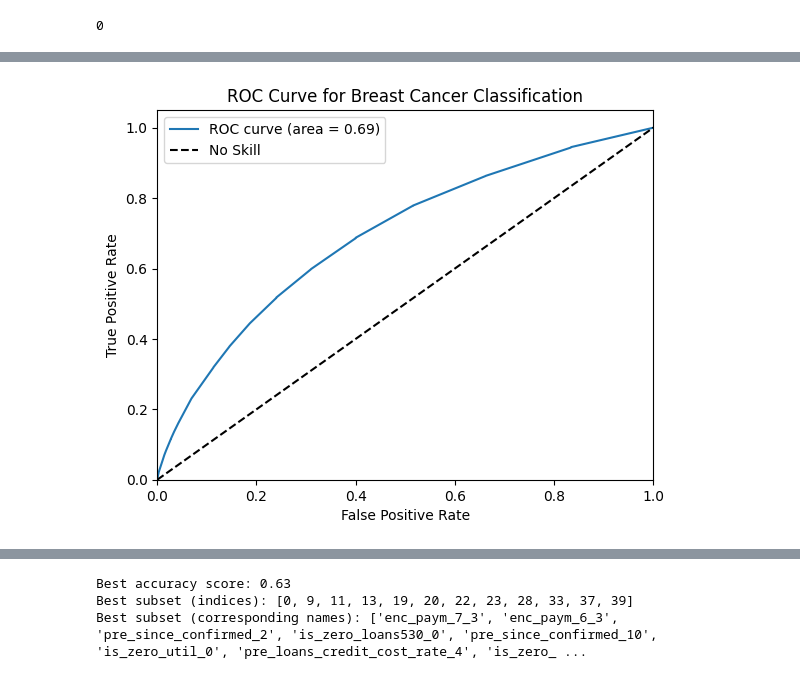
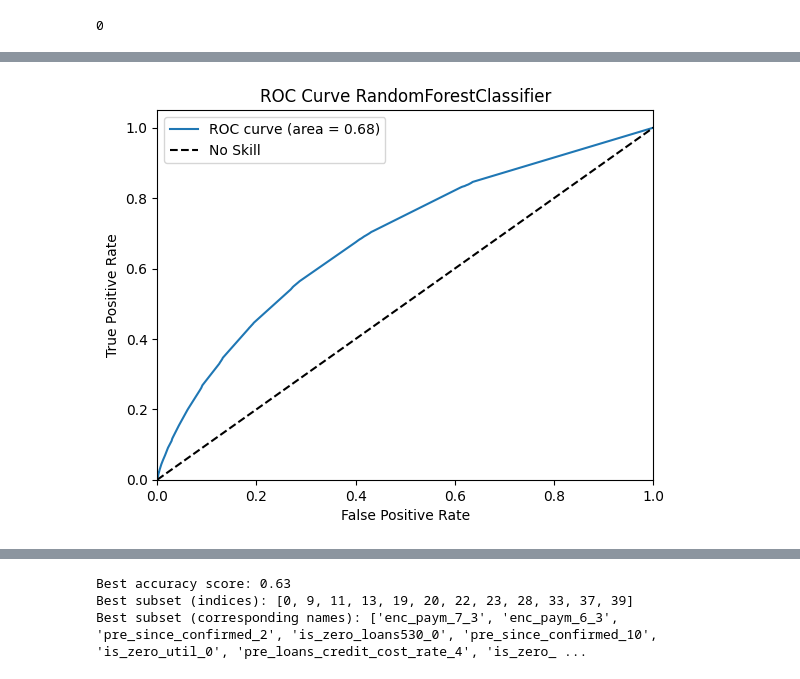
Before and after one commit to yurchest/DecSystem, a Jupyter notebook: model/research.ipynb, the cells around one changed output, grey strips where cells are left out. Drawn from its saved outputs; the diff is of its cells as text; code cells hidden in the pictures.

```diff
--- a/model/research.ipynb
+++ b/model/research.ipynb
@@ -48,0 +69,23 @@ X_train, X_test, y_train, y_test = train_test_split(df.drop('flag', axis=1), df[
+# %%
+# Get predicted classes
+y_pred = catboost_clf.predict(X_test)
+# Get predicted probabilities for each class
+y_pred_proba = catboost_clf.predict_proba(X_test)[:,1]
+
+metrics = {}
+metrics["recall"] = recall_score(y_test, y_pred)
+
+metrics["precision"] = precision_score(y_test, y_pred)
+metrics["f1"] = f1_score(y_test, y_pred)
+metrics["roc_auc"] = roc_auc_score(y_test, y_pred_proba)
+print(metrics)
+
+feature_names = X_train.columns
+importances = catboost_clf.feature_importances_
+indices = np.argsort(importances)[-30:]
+
+plt.title('Feature Importances')
+plt.barh(range(len(indices)), importances[indices], color='b', align='center')
+plt.yticks(range(len(indices)), [feature_names[i] for i in indices])
+plt.xlabel('Relative Importance')
+plt.show()
@@ -48,0 +103,4 @@ X_train, X_test, y_train, y_test = train_test_split(df.drop('flag', axis=1), df[
+# %%
+features = [feature_names[i] for i in np.argsort(importances)[-41:]]
+features.append("flag")
+features
@@ -48,0 +147,14 @@ X_train, X_test, y_train, y_test = train_test_split(df.drop('flag', axis=1), df[
+# %%
+from catboost import CatBoostClassifier, Pool
+
+catboost_clf_2 = CatBoostClassifier(iterations=500,
+                                    learning_rate=0.005,
+                                    task_type="GPU",
+                                    early_stopping_rounds=20
+                                    )
+
+catboost_clf_2.fit(X_train, y_train,
+                   eval_set=(X_test, y_test),
+                   verbose=False,
+                   plot=True,
+)
@@ -50,7 +264,7 @@ X_train, X_test, y_train, y_test = train_test_split(df.drop('flag', axis=1), df[
 from sklearn.ensemble import RandomForestClassifier
 from sklearn.model_selection import train_test_split
 
-rf_clf = RandomForestClassifier(n_estimators=100,
+rf_clf = RandomForestClassifier(n_estimators=50,
                              random_state=11,
                              n_jobs=-1,
                              verbose = 2)
@@ -141,17 +355,17 @@ Model ROC AUC score : 0.6935
 # %%
 # Calculate ROC curve
 fpr, tpr, thresholds = roc_curve(y_test, y_pred_proba)
 roc_auc = auc(fpr, tpr)
 # Plot the ROC curve
 plt.figure()
 plt.plot(fpr, tpr, label='ROC curve (area = %0.2f)' % roc_auc)
 plt.plot([0, 1], [0, 1], 'k--', label='No Skill')
 plt.xlim([0.0, 1.0])
 plt.ylim([0.0, 1.05])
 plt.xlabel('False Positive Rate')
 plt.ylabel('True Positive Rate')
-plt.title('ROC Curve for Breast Cancer Classification')
+plt.title('ROC Curve RandomForestClassifier')
 plt.legend()
 plt.show()
 # %% [output]
-[figure, old version]
+[figure, new version]
```
Also changed, not shown: parts of 25 cells of this notebook, 4 other files.
